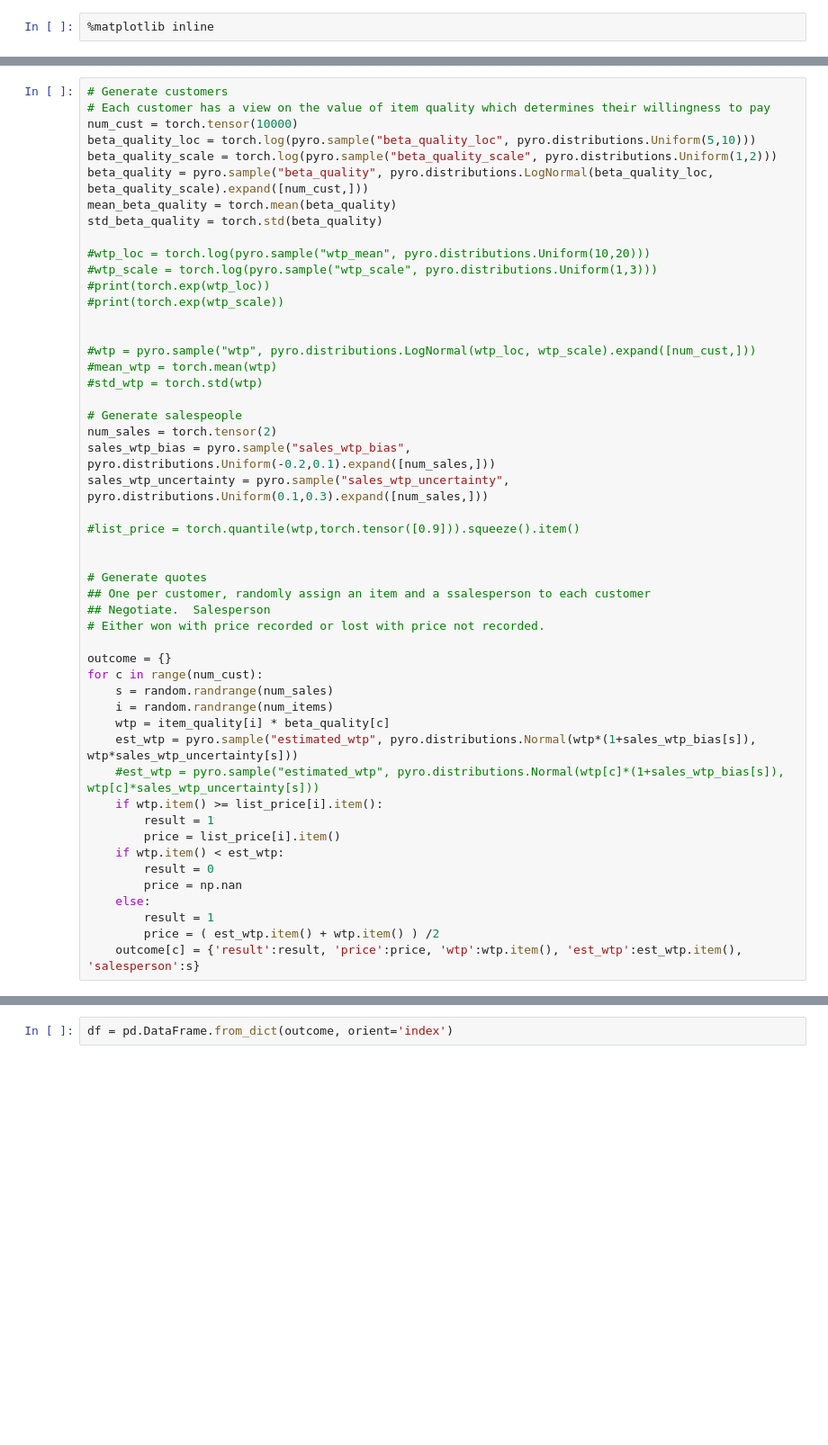
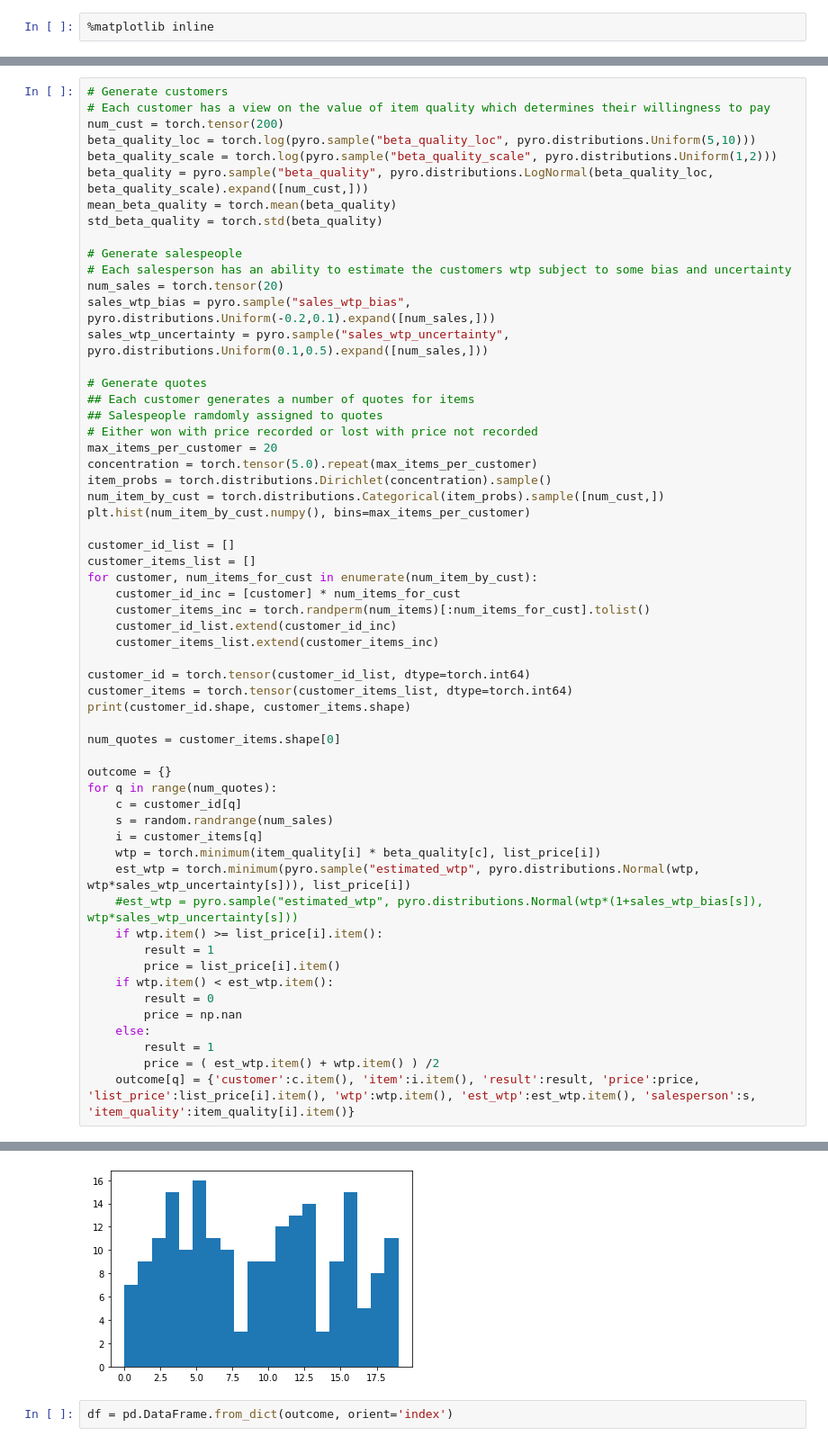
Before and after one commit to pasbury/neg-price-model, a Jupyter notebook: negotiated_price_01.ipynb, the cells around one changed output, grey strips where cells are left out. Shown at 90% size. Drawn from its saved outputs; the diff is of its cells as text; blank space fills up the shorter version.

```diff
--- a/negotiated_price_01.ipynb
+++ b/negotiated_price_01.ipynb
@@ -26,50 +36,59 @@ mean_list_price = torch.mean(list_price)
 # %%
 # Generate customers
 # Each customer has a view on the value of item quality which determines their willingness to pay
-num_cust = torch.tensor(10000)
+num_cust = torch.tensor(200)
 beta_quality_loc = torch.log(pyro.sample("beta_quality_loc", pyro.distributions.Uniform(5,10)))
 beta_quality_scale = torch.log(pyro.sample("beta_quality_scale", pyro.distributions.Uniform(1,2)))
 beta_quality = pyro.sample("beta_quality", pyro.distributions.LogNormal(beta_quality_loc, beta_quality_scale).expand([num_cust,]))
 mean_beta_quality = torch.mean(beta_quality)
 std_beta_quality = torch.std(beta_quality)
 
-#wtp_loc = torch.log(pyro.sample("wtp_mean", pyro.distributions.Uniform(10,20)))
-#wtp_scale = torch.log(pyro.sample("wtp_scale", pyro.distributions.Uniform(1,3)))
-#print(torch.exp(wtp_loc))
-#print(torch.exp(wtp_scale))
-
-
-#wtp = pyro.sample("wtp", pyro.distributions.LogNormal(wtp_loc, wtp_scale).expand([num_cust,]))
-#mean_wtp = torch.mean(wtp)
-#std_wtp = torch.std(wtp)
-
 # Generate salespeople
-num_sales = torch.tensor(2)
+# Each salesperson has an ability to estimate the customers wtp subject to some bias and uncertainty
+num_sales = torch.tensor(20)
 sales_wtp_bias = pyro.sample("sales_wtp_bias", pyro.distributions.Uniform(-0.2,0.1).expand([num_sales,]))
-sales_wtp_uncertainty = pyro.sample("sales_wtp_uncertainty", pyro.distributions.Uniform(0.1,0.3).expand([num_sales,]))
-
-#list_price = torch.quantile(wtp,torch.tensor([0.9])).squeeze().item()
-
+sales_wtp_uncertainty = pyro.sample("sales_wtp_uncertainty", pyro.distributions.Uniform(0.1,0.5).expand([num_sales,]))
 
 # Generate quotes
-## One per customer, randomly assign an item and a ssalesperson to each customer
-## Negotiate.  Salesperson
-# Either won with price recorded or lost with price not recorded.
+## Each customer generates a number of quotes for items
+## Salespeople ramdomly assigned to quotes
+# Either won with price recorded or lost with price not recorded
+max_items_per_customer = 20
+concentration = torch.tensor(5.0).repeat(max_items_per_customer)
+item_probs = torch.distributions.Dirichlet(concentration).sample()
+num_item_by_cust = torch.distributions.Categorical(item_probs).sample([num_cust,])
+plt.hist(num_item_by_cust.numpy(), bins=max_items_per_customer)
+
+customer_id_list = []
+customer_items_list = []
+for customer, num_items_for_cust in enumerate(num_item_by_cust):
+    customer_id_inc = [customer] * num_items_for_cust
+    customer_items_inc = torch.randperm(num_items)[:num_items_for_cust].tolist()
+    customer_id_list.extend(customer_id_inc)
+    customer_items_list.extend(customer_items_inc)
+
+customer_id = torch.tensor(customer_id_list, dtype=torch.int64)
+customer_items = torch.tensor(customer_items_list, dtype=torch.int64)
+print(customer_id.shape, customer_items.shape)
+
+num_quotes = customer_items.shape[0]
 
 outcome = {}
-for c in range(num_cust):
+for q in range(num_quotes):
+    c = customer_id[q]
     s = random.randrange(num_sales)
-    i = random.randrange(num_items)
-    wtp = item_quality[i] * beta_quality[c]
-    est_wtp = pyro.sample("estimated_wtp", pyro.distributions.Normal(wtp*(1+sales_wtp_bias[s]), wtp*sales_wtp_uncertainty[s]))
-    #est_wtp = pyro.sample("estimated_wtp", pyro.distributions.Normal(wtp[c]*(1+sales_wtp_bias[s]), wtp[c]*sales_wtp_uncertainty[s]))
+    i = customer_items[q]
+    wtp = torch.minimum(item_quality[i] * beta_quality[c], list_price[i])
+    est_wtp = torch.minimum(pyro.sample("estimated_wtp", pyro.distributions.Normal(wtp, wtp*sales_wtp_uncertainty[s])), list_price[i])
+    #est_wtp = pyro.sample("estimated_wtp", pyro.distributions.Normal(wtp*(1+sales_wtp_bias[s]), wtp*sales_wtp_uncertainty[s]))
     if wtp.item() >= list_price[i].item():
         result = 1
         price = list_price[i].item()
-    if wtp.item() < est_wtp:
+    if wtp.item() < est_wtp.item():
         result = 0
         price = np.nan
     else:
         result = 1
         price = ( est_wtp.item() + wtp.item() ) /2
-    outcome[c] = {'result':result, 'price':price, 'wtp':wtp.item(), 'est_wtp':est_wtp.item(), 'salesperson':s}
+    outcome[q] = {'customer':c.item(), 'item':i.item(), 'result':result, 'price':price, 'list_price':list_price[i].item(), 'wtp':wtp.item(), 'est_wtp':est_wtp.item(), 'salesperson':s, 'item_quality':item_quality[i].item()}
+# %% [output]
@@ -76,3 +96,4 @@ for c in range(num_cust):
+[figure, added]
 # %%
 df = pd.DataFrame.from_dict(outcome, orient='index')
 # %%
```
Also changed, not shown: parts of 60 cells of this notebook.
